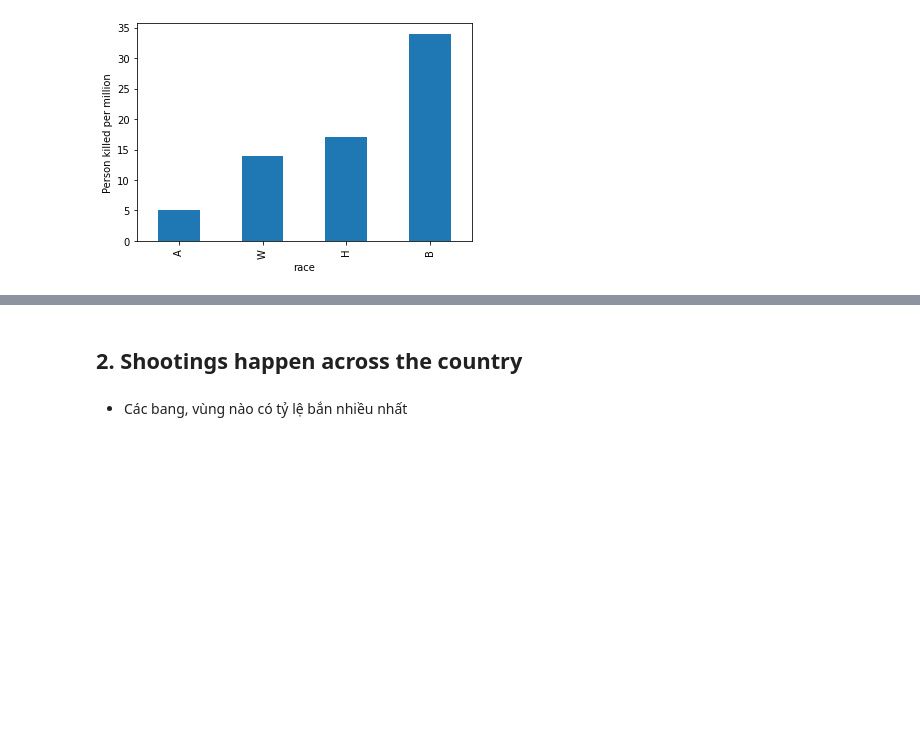
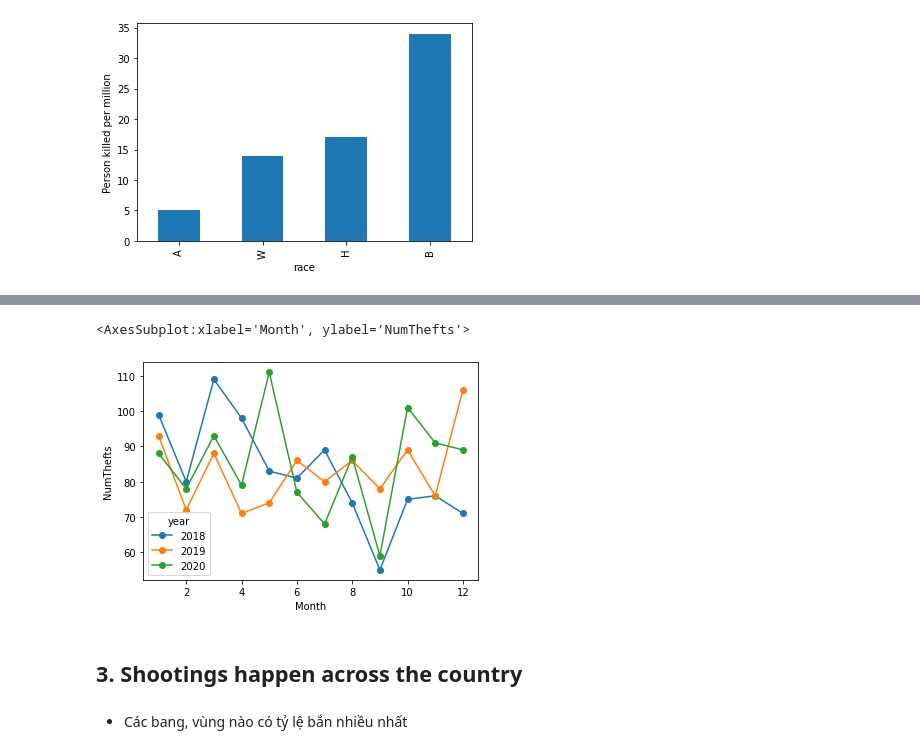
Before and after one commit to trucnguyen13/Final_DS_Project, a Jupyter notebook: main.ipynb, the cells around one changed output, grey strips where cells are left out. Cells and saved outputs as stored; diff of their text form; code cells hidden in the pictures; blank space fills up the shorter version.

```diff
--- a/main.ipynb
+++ b/main.ipynb
@@ -216,0 +218,4 @@ s.plot.bar(xlabel='race', ylabel= 'Person killed per million')
+# %%
+mvt_df['year'] = mvt_df.date.dt.year
+mvt_df['month'] = mvt_df.date.dt.month
+mvt_df
@@ -216,0 +236,6 @@ s.plot.bar(xlabel='race', ylabel= 'Person killed per million')
+# %%
+s = mvt_df[['year','month']]
+s = s.groupby(['year','month']).size()
+num_thefts_each_month_df = s.unstack(1).T
+num_thefts_each_month_df = num_thefts_each_month_df[[2018,2019,2020]]
+num_thefts_each_month_df
@@ -216,0 +257,5 @@ s.plot.bar(xlabel='race', ylabel= 'Person killed per million')
+# %%
+num_thefts_each_month_df.plot.line(xlabel = 'Month', ylabel = 'NumThefts', marker='o',)
+# %% [output]
+<AxesSubplot:xlabel='Month', ylabel='NumThefts'>
+[figure, added]
@@ -217,6 +268,6 @@ s.plot.bar(xlabel='race', ylabel= 'Person killed per million')
 # %% [markdown]
 
-## 2. Shootings happen across the country
+## 3. Shootings happen across the country
 # %% [markdown]
 - Các bang, vùng nào có tỷ lệ bắn nhiều nhất
 # %% [markdown]
```
Also changed, not shown: parts of 22 cells of this notebook.
